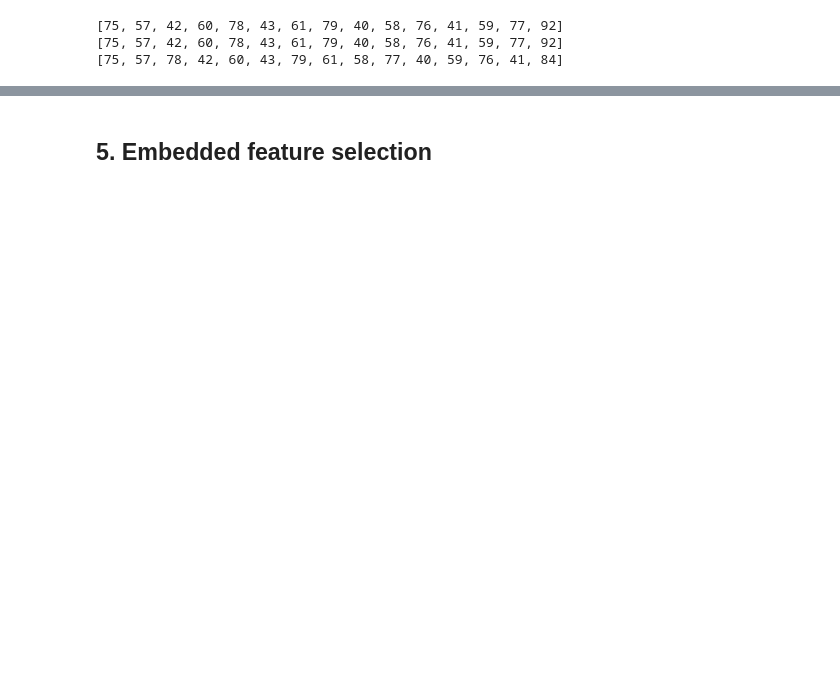
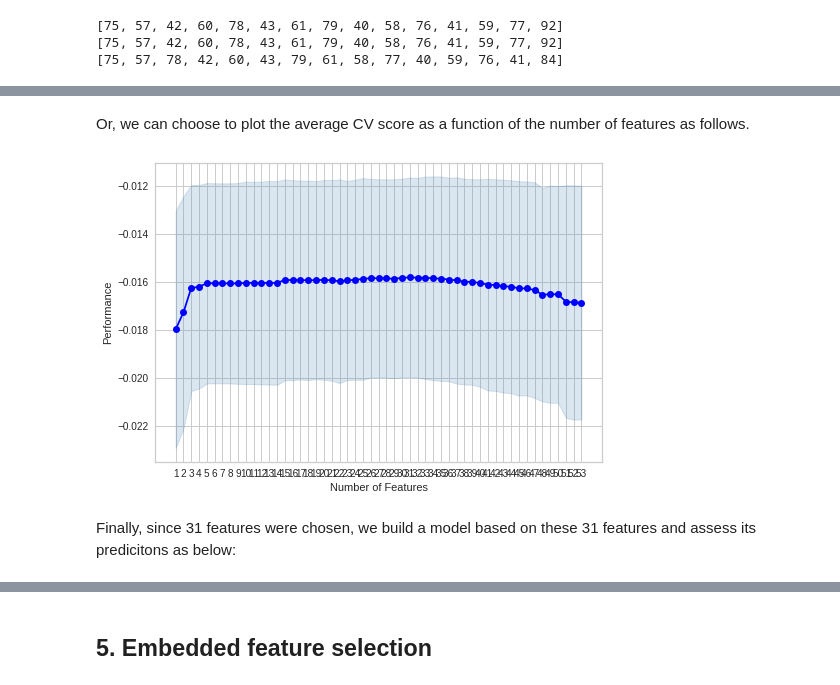
Before and after one commit to wehs7661/deep_learning_projects, a Jupyter notebook: covid_regression/DNN_test_positive/feature_selection.ipynb, the cells around one changed output, grey strips where cells are left out. Saved outputs shown, nothing was run; the diff lists cells and outputs as text; code cells hidden in the pictures; blank space fills up the shorter version.

```diff
--- a/covid_regression/DNN_test_positive/feature_selection.ipynb
+++ b/covid_regression/DNN_test_positive/feature_selection.ipynb
@@ -524,0 +686,9 @@ save_pred(datasets['tt_set'], model, 'pred_1.csv')
+# %%
+sfs1 = SFS(LinearRegression(),
+           k_features='best',
+           forward=True,
+           floating=False,
+           scoring='neg_mean_squared_error',
+           cv=5)
+
+sfs1 = sfs1.fit(x[x.columns[40:]], y)
@@ -524,0 +764,4 @@ save_pred(datasets['tt_set'], model, 'pred_1.csv')
+# %%
+metric_dict_1 = sfs1.get_metric_dict(confidence_interval=0.95)
+result = pd.DataFrame.from_dict(metric_dict_1).T
+result
@@ -524,0 +782,10 @@ save_pred(datasets['tt_set'], model, 'pred_1.csv')
+# %% [markdown]
+Or, we can choose to plot the average CV score as a function of the number of features as follows.
+# %%
+from mlxtend.plotting import plot_sequential_feature_selection as plt_sfs
+
+fig = plt_sfs(metric_dict_1, kind='std_dev') # use the standard deviation as the error bar
+# %% [output]
+[figure, added]
+# %% [markdown]
+Finally, since 31 features were chosen, we build a model based on these 31 features and assess its predicitons as below:
```
Also changed, not shown: parts of 83 cells of this notebook.
